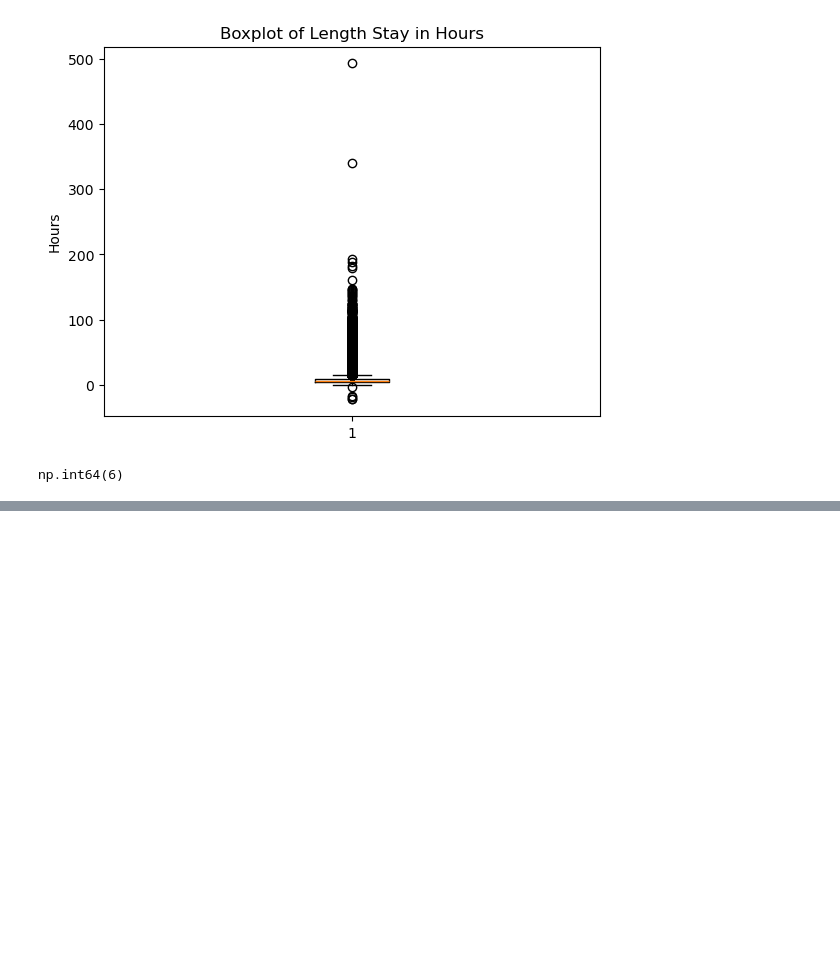
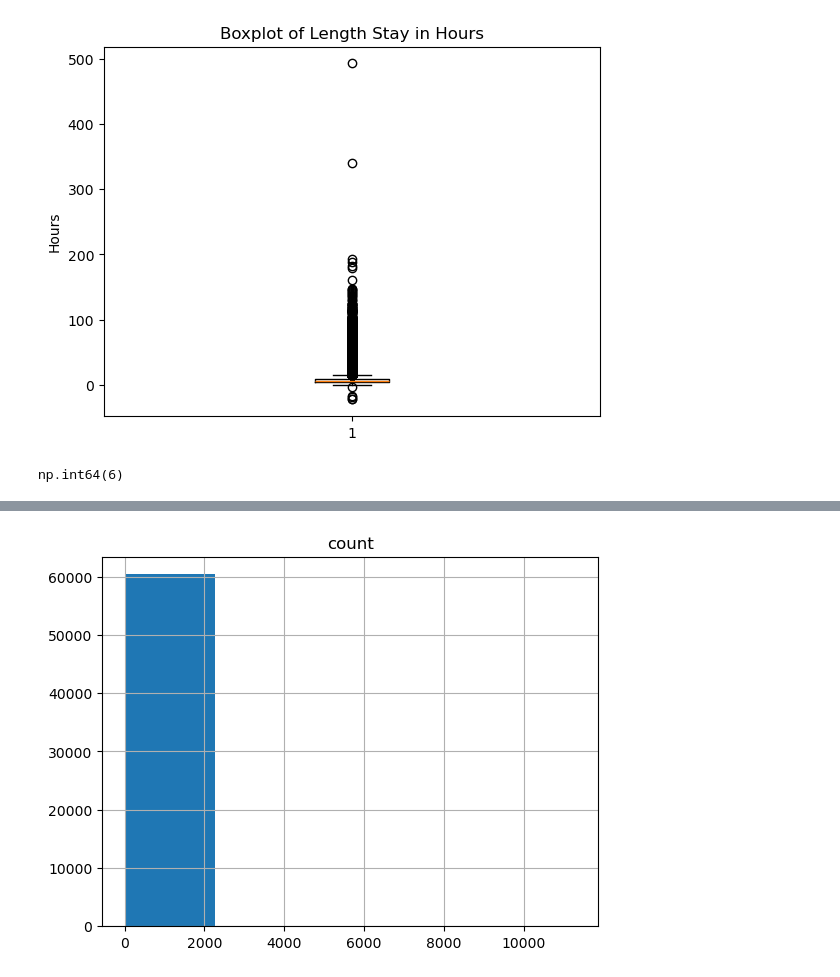
Before and after one commit to ewiesner/Emergency-Department-Wait-Times-, a Jupyter notebook: EDA.ipynb, the cells around one changed output, grey strips where cells are left out. Drawn from its saved outputs; the diff is of its cells as text; code cells hidden in the pictures; blank space fills up the shorter version.

```diff
--- a/EDA.ipynb
+++ b/EDA.ipynb
@@ -122,3 +122,6 @@ np.int64(6)
 #Here I have added extra variables, day of the week and time of day, for the intime.
 df['day_of_week_intime'] = pd.to_datetime(df['intime']).dt.dayofweek
 df['time_of_day_intime'] = pd.to_datetime(df['intime']).dt.time
+# %%
+chief = df.chiefcomplaint.value_counts().to_frame()
+chief.head(10)
@@ -124,0 +141,7 @@ df['time_of_day_intime'] = pd.to_datetime(df['intime']).dt.time
+# %%
+import matplotlib.pyplot as plt
+import seaborn as sns
+hist = chief.hist(bins=5)
+plt.show()
+# %% [output]
+[figure, added]
```
Also changed, not shown: parts of 2 cells of this notebook, 1 other file.
